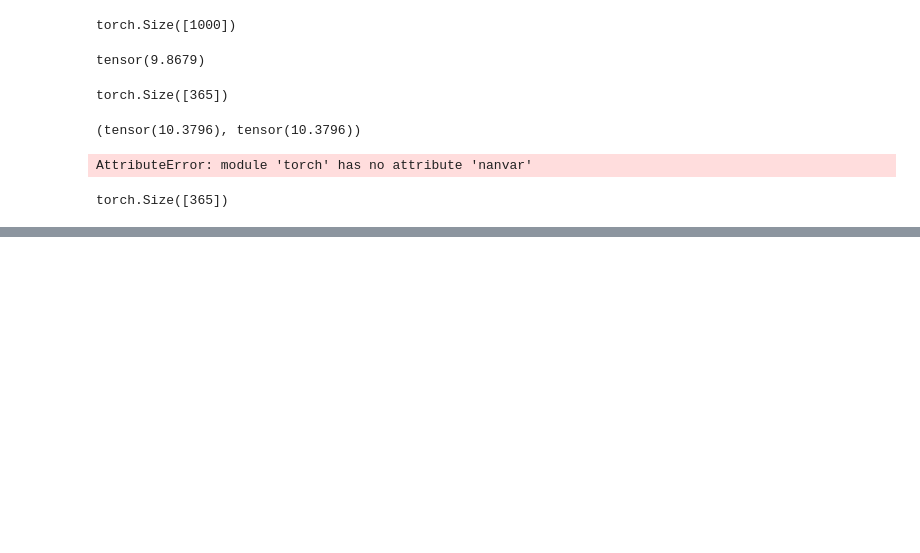
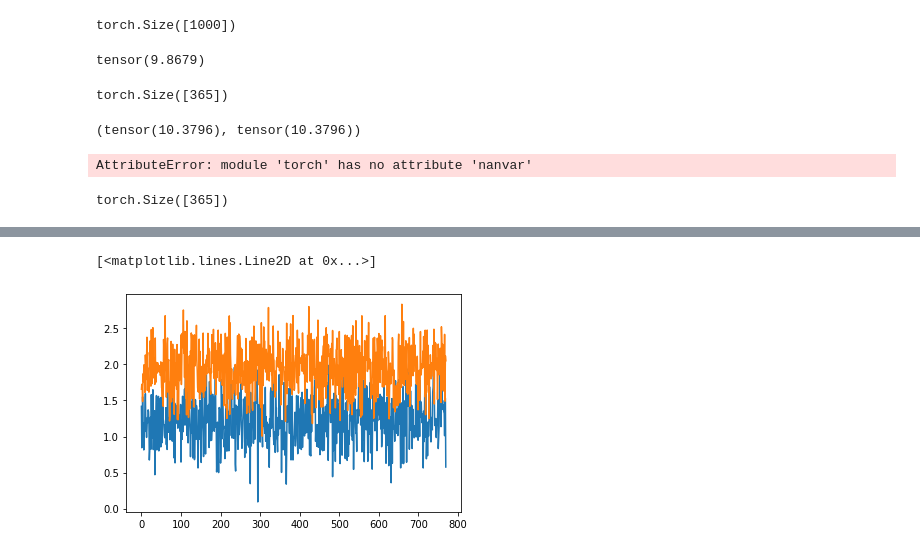
Before and after one commit to viksa98/variational_spyct, a Jupyter notebook: notebooks/eval.ipynb, the cells around one changed output, grey strips where cells are left out. Cells and saved outputs as stored; diff of their text form; code cells hidden in the pictures; blank space fills up the shorter version.

```diff
--- a/notebooks/eval.ipynb
+++ b/notebooks/eval.ipynb
@@ -399,0 +414,2 @@ torch.Size([365])
+# %%
+param_store_prior = model.root_node.param_store
@@ -399,0 +420,8 @@ torch.Size([365])
+# %%
+param_store_posterior = pyro.get_param_store()['AutoDiagonalNormal.loc']
+# %%
+plt.plot(param_store_prior.detach())
+plt.plot(param_store_posterior.detach())
+# %% [output]
+[<matplotlib.lines.Line2D at 0x...>]
+[figure, added]
```
Also changed, not shown: parts of 10 cells of this notebook, 3 other files.
